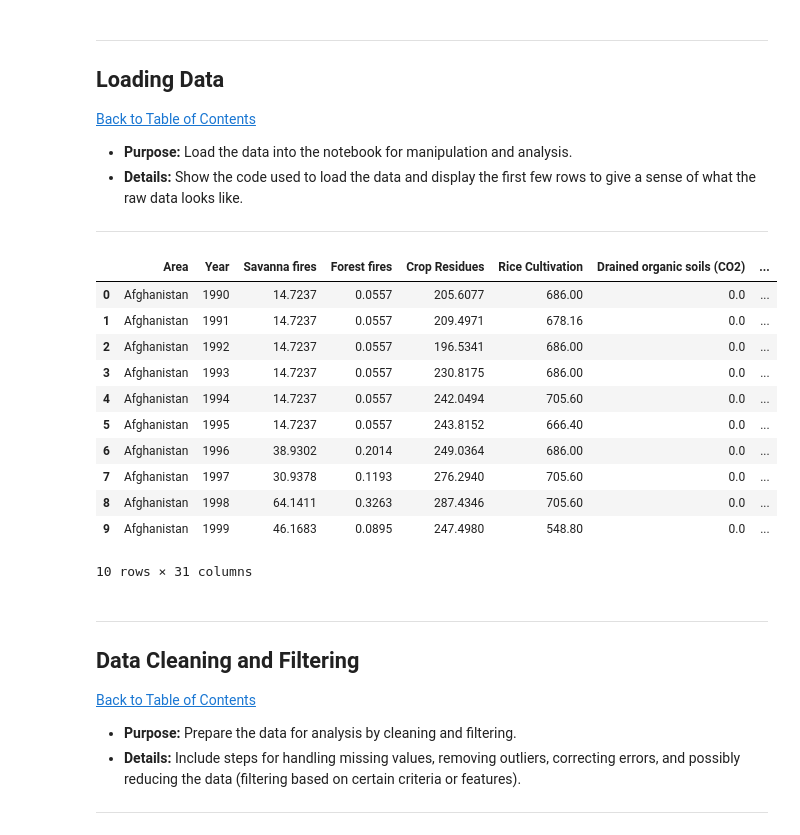
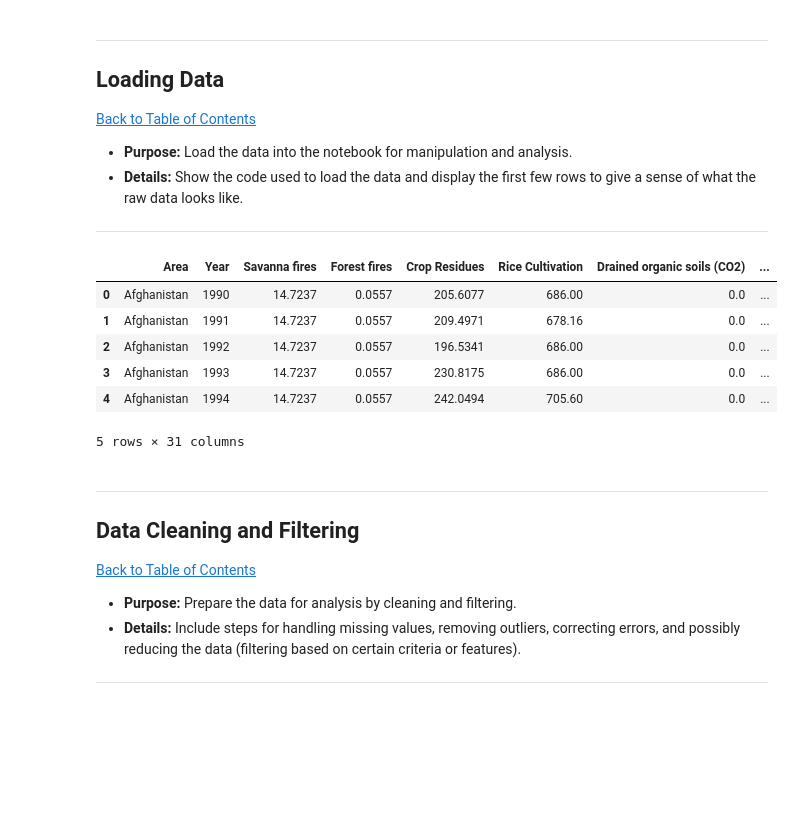
Before and after one commit to nhlokomomhlophe/2401PTDS_Regression_Project, a Jupyter notebook: 2401PTDS Regression Project.ipynb, the cells around one changed output. Drawn from its saved outputs; the diff is of its cells as text; code cells hidden in the pictures; blank space fills up the shorter version.

```diff
--- a/2401PTDS Regression Project.ipynb
+++ b/2401PTDS Regression Project.ipynb
@@ -102,21 +102,16 @@ from scipy.stats import ttest_ind
 # %%
 # Loading co2 emissions dataset using pandas
 
 df = pd.read_csv('co2_emissions_from_agri.csv')
-df.head(10)
+df.head()
 # %% [output]
 |  | Area | Year | Savanna fires | Forest fires | Crop Residues | Rice Cultivation | Drained organic soils (CO2) | ... |
 | 0 | Afghanistan | 1990 | 14.7237 | 0.0557 | 205.6077 | 686.00 | 0.0 | ... |
 | 1 | Afghanistan | 1991 | 14.7237 | 0.0557 | 209.4971 | 678.16 | 0.0 | ... |
 | 2 | Afghanistan | 1992 | 14.7237 | 0.0557 | 196.5341 | 686.00 | 0.0 | ... |
 | 3 | Afghanistan | 1993 | 14.7237 | 0.0557 | 230.8175 | 686.00 | 0.0 | ... |
 | 4 | Afghanistan | 1994 | 14.7237 | 0.0557 | 242.0494 | 705.60 | 0.0 | ... |
-| 5 | Afghanistan | 1995 | 14.7237 | 0.0557 | 243.8152 | 666.40 | 0.0 | ... |
-| 6 | Afghanistan | 1996 | 38.9302 | 0.2014 | 249.0364 | 686.00 | 0.0 | ... |
-| 7 | Afghanistan | 1997 | 30.9378 | 0.1193 | 276.2940 | 705.60 | 0.0 | ... |
-| 8 | Afghanistan | 1998 | 64.1411 | 0.3263 | 287.4346 | 705.60 | 0.0 | ... |
-| 9 | Afghanistan | 1999 | 46.1683 | 0.0895 | 247.4980 | 548.80 | 0.0 | ... |
-10 rows × 31 columns
+5 rows × 31 columns
 # %% [markdown]
 ---
 <a href=#four></a>
```
